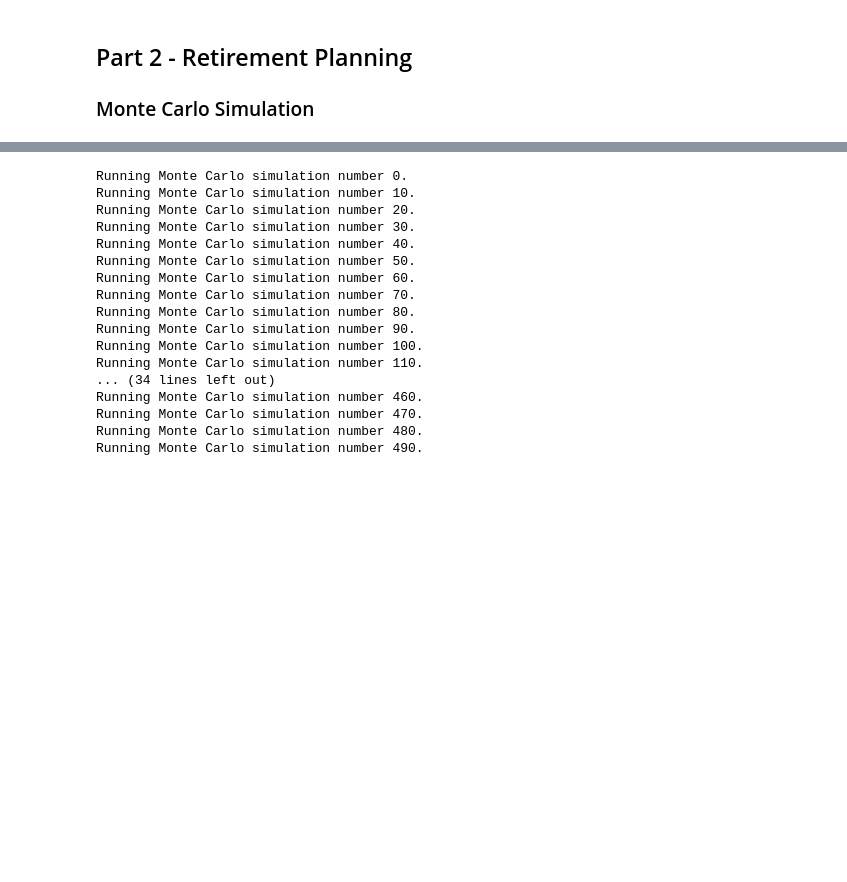
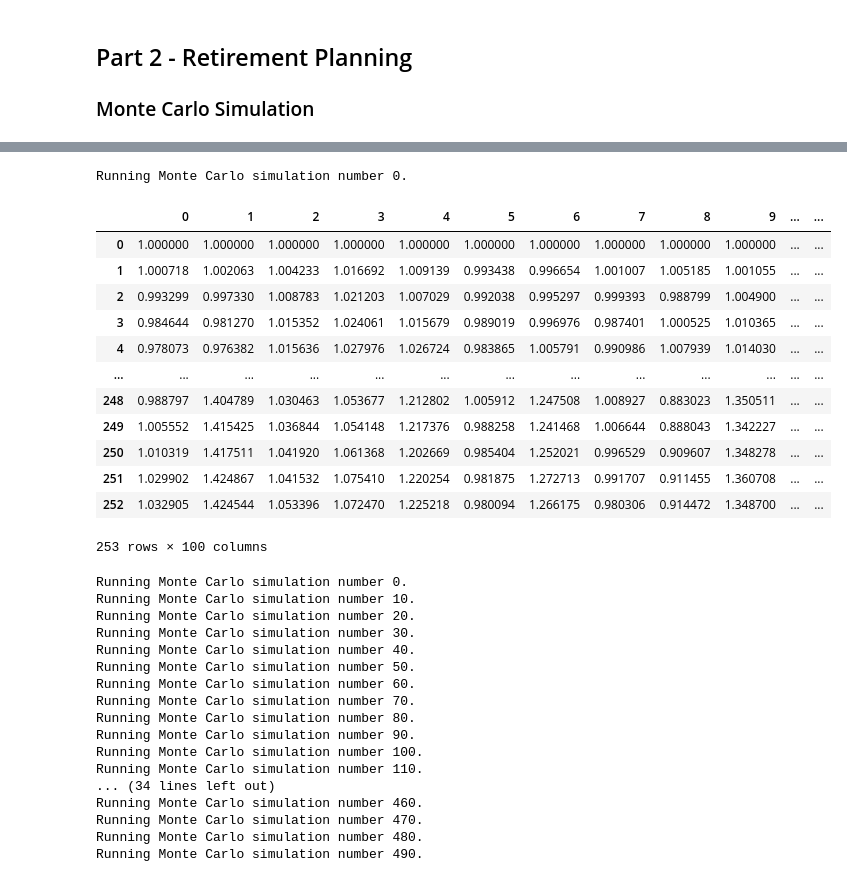
Before and after one commit to brilliantlyc/Financial_Planning, a Jupyter notebook: financial-planner.ipynb, the cells around one changed output, grey strips where cells are left out. Cells and saved outputs as stored; diff of their text form; code cells hidden in the pictures; blank space fills up the shorter version.

```diff
--- a/financial-planner.ipynb
+++ b/financial-planner.ipynb
@@ -273,3 +289,21 @@ df_stock_data.head()
+# %%
+# Running a Monte Carlo simulation to forecast 1 year cumulative returns
+MC_oneyear.calc_cumulative_return()
+# %% [output]
+Running Monte Carlo simulation number 0.
+|  | 0 | 1 | 2 | 3 | 4 | 5 | 6 | 7 | 8 | 9 | ... | ... |
+| 0 | 1.000000 | 1.000000 | 1.000000 | 1.000000 | 1.000000 | 1.000000 | 1.000000 | 1.000000 | 1.000000 | 1.000000 | ... | ... |
+| 1 | 1.000718 | 1.002063 | 1.004233 | 1.016692 | 1.009139 | 0.993438 | 0.996654 | 1.001007 | 1.005185 | 1.001055 | ... | ... |
+| 2 | 0.993299 | 0.997330 | 1.008783 | 1.021203 | 1.007029 | 0.992038 | 0.995297 | 0.999393 | 0.988799 | 1.004900 | ... | ... |
+| 3 | 0.984644 | 0.981270 | 1.015352 | 1.024061 | 1.015679 | 0.989019 | 0.996976 | 0.987401 | 1.000525 | 1.010365 | ... | ... |
+| 4 | 0.978073 | 0.976382 | 1.015636 | 1.027976 | 1.026724 | 0.983865 | 1.005791 | 0.990986 | 1.007939 | 1.014030 | ... | ... |
+| ... | ... | ... | ... | ... | ... | ... | ... | ... | ... | ... | ... | ... |
+| 248 | 0.988797 | 1.404789 | 1.030463 | 1.053677 | 1.212802 | 1.005912 | 1.247508 | 1.008927 | 0.883023 | 1.350511 | ... | ... |
+| 249 | 1.005552 | 1.415425 | 1.036844 | 1.054148 | 1.217376 | 0.988258 | 1.241468 | 1.006644 | 0.888043 | 1.342227 | ... | ... |
+| 250 | 1.010319 | 1.417511 | 1.041920 | 1.061368 | 1.202669 | 0.985404 | 1.252021 | 0.996529 | 0.909607 | 1.348278 | ... | ... |
+| 251 | 1.029902 | 1.424867 | 1.041532 | 1.075410 | 1.220254 | 0.981875 | 1.272713 | 0.991707 | 0.911455 | 1.360708 | ... | ... |
+| 252 | 1.032905 | 1.424544 | 1.053396 | 1.072470 | 1.225218 | 0.980094 | 1.266175 | 0.980306 | 0.914472 | 1.348700 | ... | ... |
+253 rows × 100 columns
 # %%
 # Running a Monte Carlo simulation to forecast 30 years cumulative returns
 # YOUR CODE HERE!
```
Also changed, not shown: parts of 7 cells of this notebook, 1 other file.
